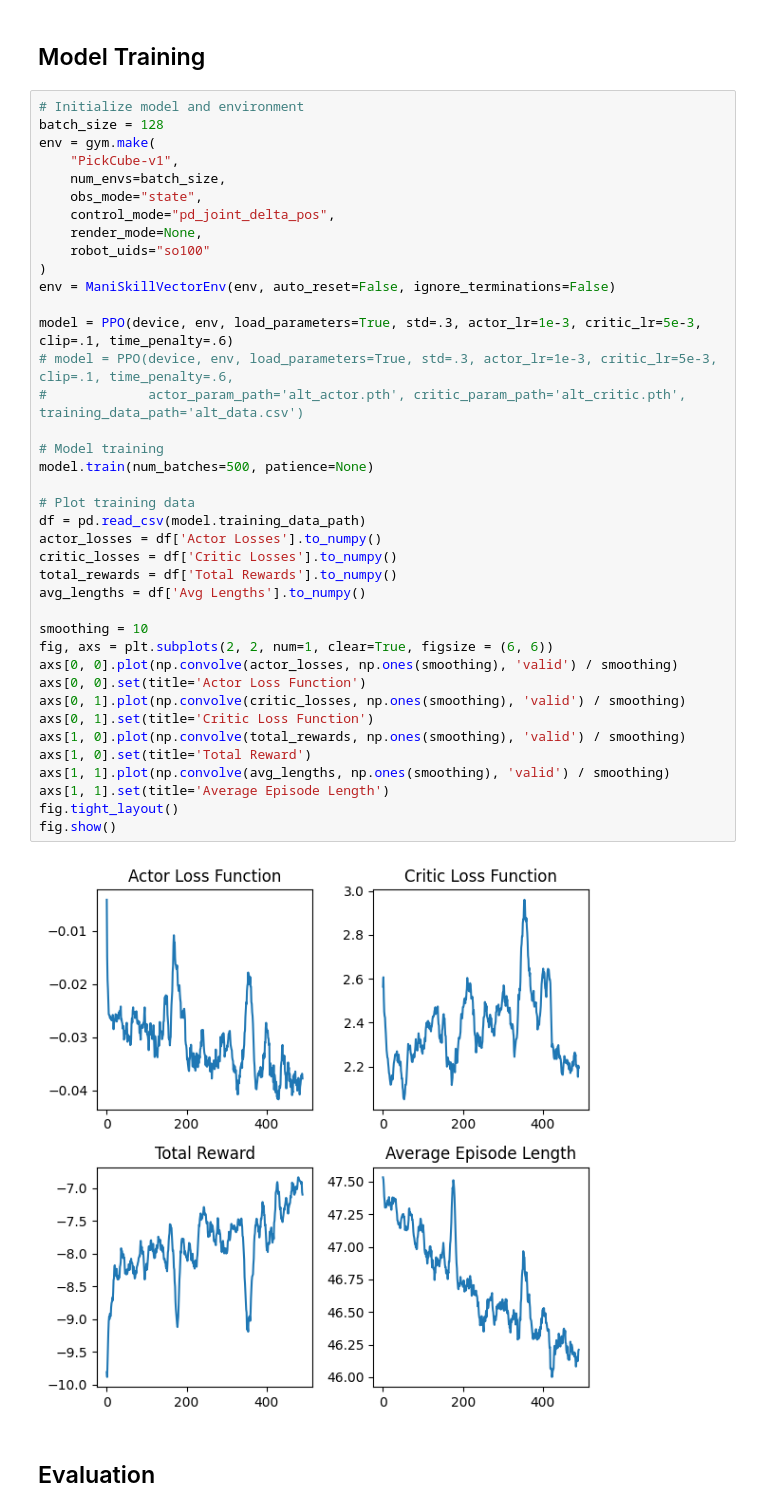
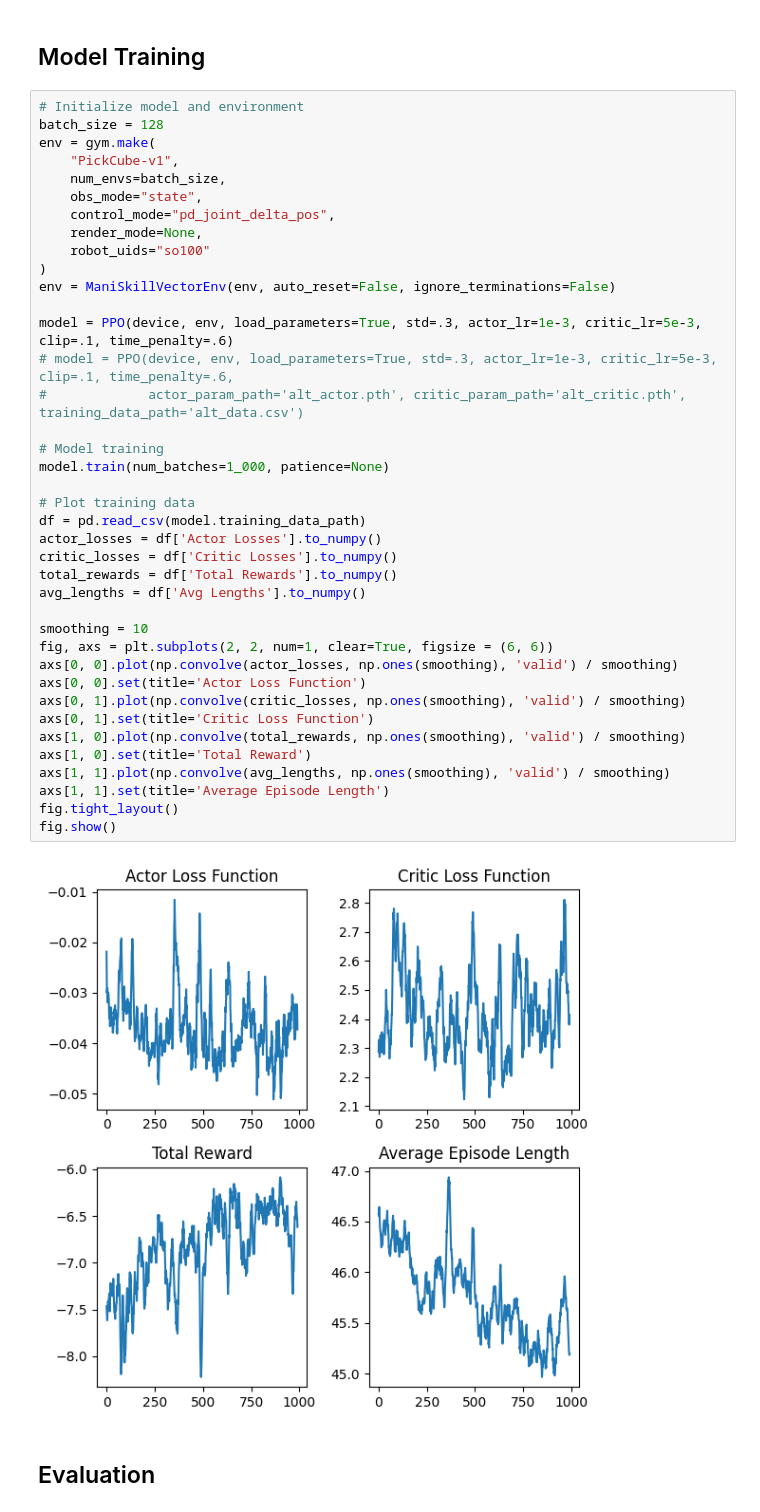
Before and after one commit to ChristianW26/CS372_Robot_Arm, a Jupyter notebook: ppo.ipynb, the cells around one changed output. Saved outputs shown, nothing was run; the diff lists cells and outputs as text.

Commit message:
Even more training. Model looks good now

```diff
--- a/ppo.ipynb
+++ b/ppo.ipynb
@@ -276,35 +276,35 @@ env = gym.make(
     robot_uids="so100"
 )
 env = ManiSkillVectorEnv(env, auto_reset=False, ignore_terminations=False)
 
 model = PPO(device, env, load_parameters=True, std=.3, actor_lr=1e-3, critic_lr=5e-3, clip=.1, time_penalty=.6)
 # model = PPO(device, env, load_parameters=True, std=.3, actor_lr=1e-3, critic_lr=5e-3, clip=.1, time_penalty=.6,
 #             actor_param_path='alt_actor.pth', critic_param_path='alt_critic.pth', training_data_path='alt_data.csv')
 
 # Model training
-model.train(num_batches=500, patience=None)
+model.train(num_batches=1_000, patience=None)
 
 # Plot training data
 df = pd.read_csv(model.training_data_path)
 actor_losses = df['Actor Losses'].to_numpy()
 critic_losses = df['Critic Losses'].to_numpy()
 total_rewards = df['Total Rewards'].to_numpy()
 avg_lengths = df['Avg Lengths'].to_numpy()
 
 smoothing = 10
 fig, axs = plt.subplots(2, 2, num=1, clear=True, figsize = (6, 6))
 axs[0, 0].plot(np.convolve(actor_losses, np.ones(smoothing), 'valid') / smoothing)
 axs[0, 0].set(title='Actor Loss Function')
 axs[0, 1].plot(np.convolve(critic_losses, np.ones(smoothing), 'valid') / smoothing)
 axs[0, 1].set(title='Critic Loss Function')
 axs[1, 0].plot(np.convolve(total_rewards, np.ones(smoothing), 'valid') / smoothing)
 axs[1, 0].set(title='Total Reward')
 axs[1, 1].plot(np.convolve(avg_lengths, np.ones(smoothing), 'valid') / smoothing)
 axs[1, 1].set(title='Average Episode Length')
 fig.tight_layout()
 fig.show()
 # %% [output]
-[figure, old version]
+[figure, new version]
 # %% [markdown]
 ## Evaluation
 # %%
```
Also changed, not shown: 3 other files.
